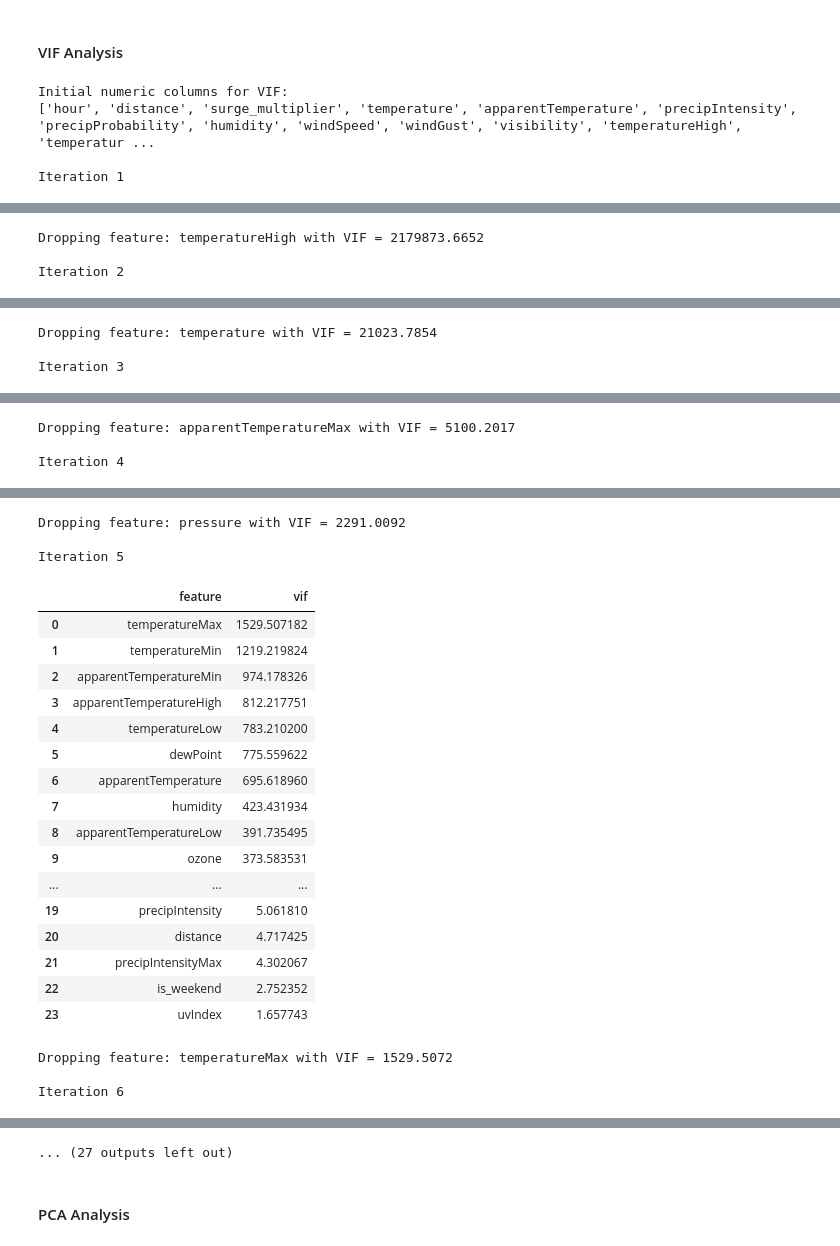
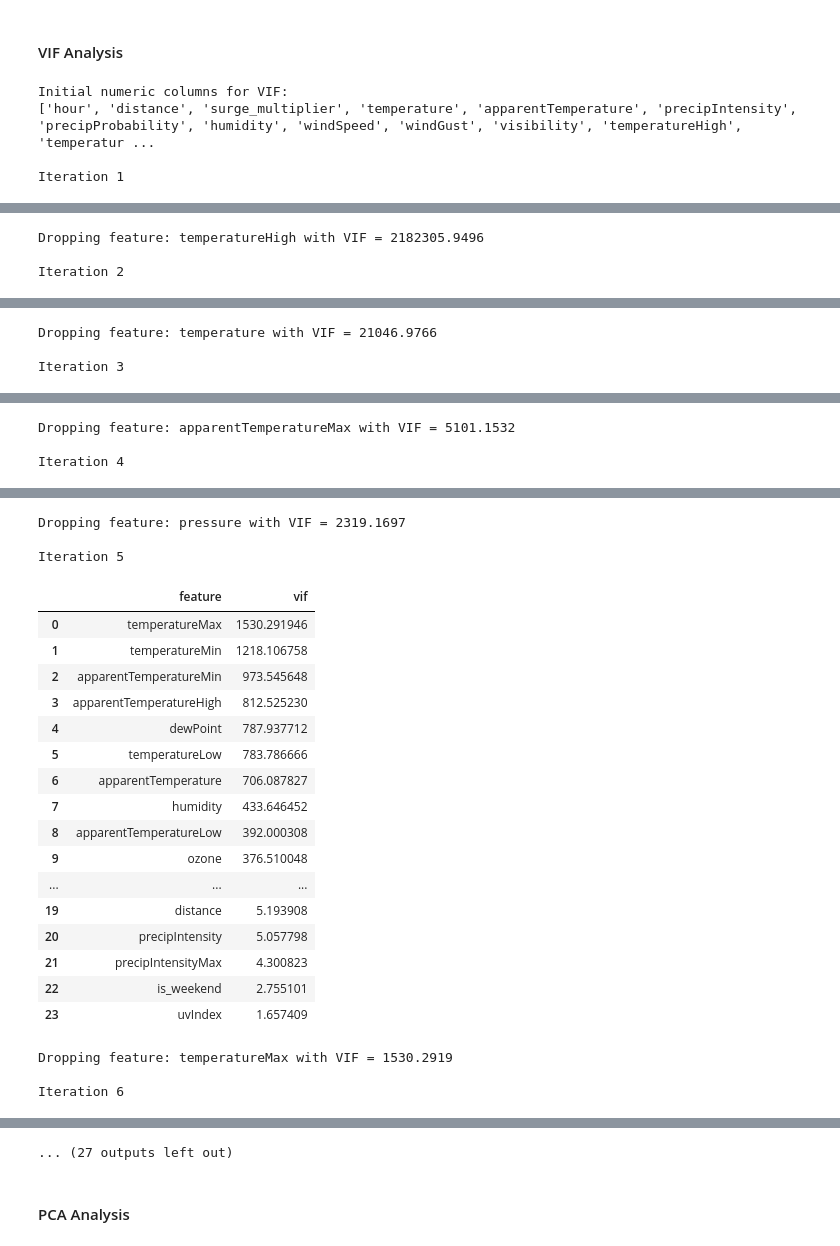
Before and after one commit to ProntoSbinalla/CIS-508-Final-Project, a Jupyter notebook: notebooks/CIS 508 - Final Project.ipynb, the cells around one changed output, grey strips where cells are left out. Saved outputs shown, nothing was run; the diff lists cells and outputs as text; code cells hidden in the pictures.

```diff
--- a/notebooks/CIS 508 - Final Project.ipynb
+++ b/notebooks/CIS 508 - Final Project.ipynb
@@ -282,30 +322,30 @@ np.int64(0)
 #### Feature Engineering
 # %%
 # 1. Parse datetime
-df_clean["datetime"] = pd.to_datetime(df_clean["datetime"])
+df_no_outliers["datetime"] = pd.to_datetime(df_no_outliers["datetime"])
 
 # 2. Convert month number → month name
-df_clean["month_name"] = df_clean["datetime"].dt.month_name()
+df_no_outliers["month_name"] = df_no_outliers["datetime"].dt.month_name()
 
 # 3. Add weekday names (Monday, Tuesday, ...)
-df_clean["day_name"] = df_clean["datetime"].dt.day_name()
+df_no_outliers["day_name"] = df_no_outliers["datetime"].dt.day_name()
 
 # 4. Weekend flag
-df_clean["is_weekend"] = df_clean["day_name"].isin(["Saturday", "Sunday"]).astype(int)
+df_no_outliers["is_weekend"] = df_no_outliers["day_name"].isin(["Saturday", "Sunday"]).astype(int)
 
 # Preview
-print(df_clean[["datetime", "hour", "month", "month_name", "day_name", "is_weekend"]].head())
+print(df_no_outliers[["datetime", "hour", "month", "month_name", "day_name", "is_weekend"]].head())
 
 # 5. Drop raw datetime column
-df_clean = df_clean.drop(columns=["datetime"])
+df_no_outliers = df_no_outliers.drop(columns=["datetime"])
 
 # 6. Drop numeric day-of-month
-df_clean = df_clean.drop(columns=["day"])
+df_no_outliers = df_no_outliers.drop(columns=["day"])
 
 # 7. Drop numeric month column (we replaced it with month_name)
-df_clean = df_clean.drop(columns=["month"])
+df_no_outliers = df_no_outliers.drop(columns=["month"])
 
-df_clean.head()
+df_no_outliers.head()
 # %% [output]
              datetime  hour  month month_name   day_name  is_weekend
 0 2018-12-16 09:30:07     9     12   December     Sunday           1
@@ -323,7 +363,7 @@ df_clean.head()
 # %% [markdown]
 #### VIF Analysis
 # %%
-df_vif = df_clean.copy()  # start from your cleaned dataframe
+df_vif = df_no_outliers.copy()  # start from your cleaned dataframe
 
 # Select numeric columns and exclude target
 numeric_cols = df_vif.select_dtypes(include=["float64", "int64"]).columns.tolist()
@@ -421,4 +461,4 @@ Iteration 1
-Dropping feature: temperatureHigh with VIF = 2179873.6652
+Dropping feature: temperatureHigh with VIF = 2182305.9496
 
 Iteration 2
 |  | feature | vif |
@@ -441,4 +481,4 @@ Iteration 2
-Dropping feature: temperature with VIF = 21023.7854
+Dropping feature: temperature with VIF = 21046.9766
 
 Iteration 3
 |  | feature | vif |
@@ -461,4 +501,4 @@ Iteration 3
-Dropping feature: apparentTemperatureMax with VIF = 5100.2017
+Dropping feature: apparentTemperatureMax with VIF = 5101.1532
 
 Iteration 4
 |  | feature | vif |
@@ -481,24 +521,24 @@ Iteration 4
-Dropping feature: pressure with VIF = 2291.0092
+Dropping feature: pressure with VIF = 2319.1697
 
 Iteration 5
 |  | feature | vif |
-| 0 | temperatureMax | 1529.507182 |
-| 1 | temperatureMin | 1219.219824 |
-| 2 | apparentTemperatureMin | 974.178326 |
-| 3 | apparentTemperatureHigh | 812.217751 |
-| 4 | temperatureLow | 783.210200 |
-| 5 | dewPoint | 775.559622 |
-| 6 | apparentTemperature | 695.618960 |
-| 7 | humidity | 423.431934 |
-| 8 | apparentTemperatureLow | 391.735495 |
-| 9 | ozone | 373.583531 |
+| 0 | temperatureMax | 1530.291946 |
+| 1 | temperatureMin | 1218.106758 |
+| 2 | apparentTemperatureMin | 973.545648 |
+| 3 | apparentTemperatureHigh | 812.525230 |
+| 4 | dewPoint | 787.937712 |
+| 5 | temperatureLow | 783.786666 |
+| 6 | apparentTemperature | 706.087827 |
+| 7 | humidity | 433.646452 |
+| 8 | apparentTemperatureLow | 392.000308 |
+| 9 | ozone | 376.510048 |
 | ... | ... | ... |
-| 19 | precipIntensity | 5.061810 |
-| 20 | distance | 4.717425 |
-| 21 | precipIntensityMax | 4.302067 |
-| 22 | is_weekend | 2.752352 |
-| 23 | uvIndex | 1.657743 |
+| 19 | distance | 5.193908 |
+| 20 | precipIntensity | 5.057798 |
+| 21 | precipIntensityMax | 4.300823 |
+| 22 | is_weekend | 2.755101 |
+| 23 | uvIndex | 1.657409 |
-Dropping feature: temperatureMax with VIF = 1529.5072
+Dropping feature: temperatureMax with VIF = 1530.2919
 
 Iteration 6
 |  | feature | vif |
```
Also changed, not shown: parts of 12 cells of this notebook.
